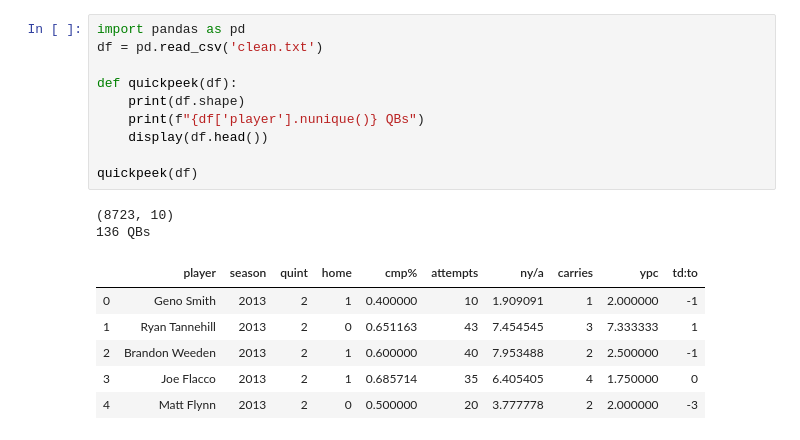
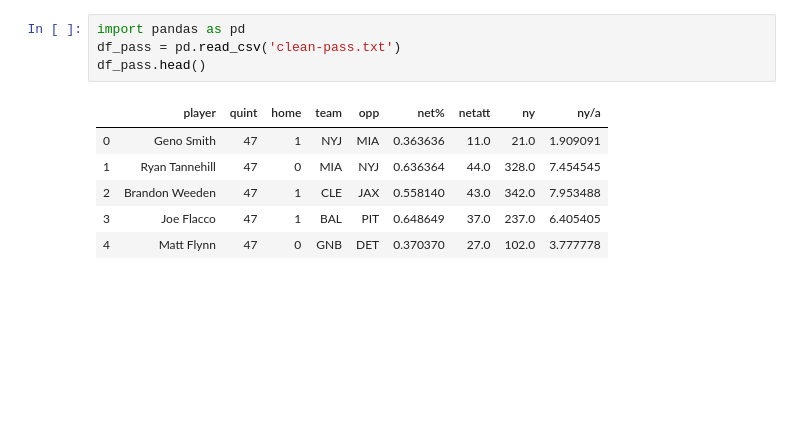
Before and after one commit to cshields143/qbcf, a Jupyter notebook: data-futzing/change-over-year.ipynb, the cells around one changed output. Cells and saved outputs as stored; diff of their text form; blank space fills up the shorter version.

```diff
--- a/data-futzing/change-over-year.ipynb
+++ b/data-futzing/change-over-year.ipynb
@@ -1,19 +1,11 @@
 # %%
 import pandas as pd
-df = pd.read_csv('clean.txt')
-
-def quickpeek(df):
-    print(df.shape)
-    print(f"{df['player'].nunique()} QBs")
-    display(df.head())
-
-quickpeek(df)
+df_pass = pd.read_csv('clean-pass.txt')
+df_pass.head()
 # %% [output]
-(8723, 10)
-136 QBs
-|  | player | season | quint | home | cmp% | attempts | ny/a | carries | ypc | td:to |
-| 0 | Geno Smith | 2013 | 2 | 1 | 0.400000 | 10 | 1.909091 | 1 | 2.000000 | -1 |
-| 1 | Ryan Tannehill | 2013 | 2 | 0 | 0.651163 | 43 | 7.454545 | 3 | 7.333333 | 1 |
-| 2 | Brandon Weeden | 2013 | 2 | 1 | 0.600000 | 40 | 7.953488 | 2 | 2.500000 | -1 |
-| 3 | Joe Flacco | 2013 | 2 | 1 | 0.685714 | 35 | 6.405405 | 4 | 1.750000 | 0 |
-| 4 | Matt Flynn | 2013 | 2 | 0 | 0.500000 | 20 | 3.777778 | 2 | 2.000000 | -3 |
+|  | player | quint | home | team | opp | net% | netatt | ny | ny/a |
+| 0 | Geno Smith | 47 | 1 | NYJ | MIA | 0.363636 | 11.0 | 21.0 | 1.909091 |
+| 1 | Ryan Tannehill | 47 | 0 | MIA | NYJ | 0.636364 | 44.0 | 328.0 | 7.454545 |
+| 2 | Brandon Weeden | 47 | 1 | CLE | JAX | 0.558140 | 43.0 | 342.0 | 7.953488 |
+| 3 | Joe Flacco | 47 | 1 | BAL | PIT | 0.648649 | 37.0 | 237.0 | 6.405405 |
+| 4 | Matt Flynn | 47 | 0 | GNB | DET | 0.370370 | 27.0 | 102.0 | 3.777778 |
```
Also changed, not shown: parts of 26 cells of this notebook, 14 other files.
